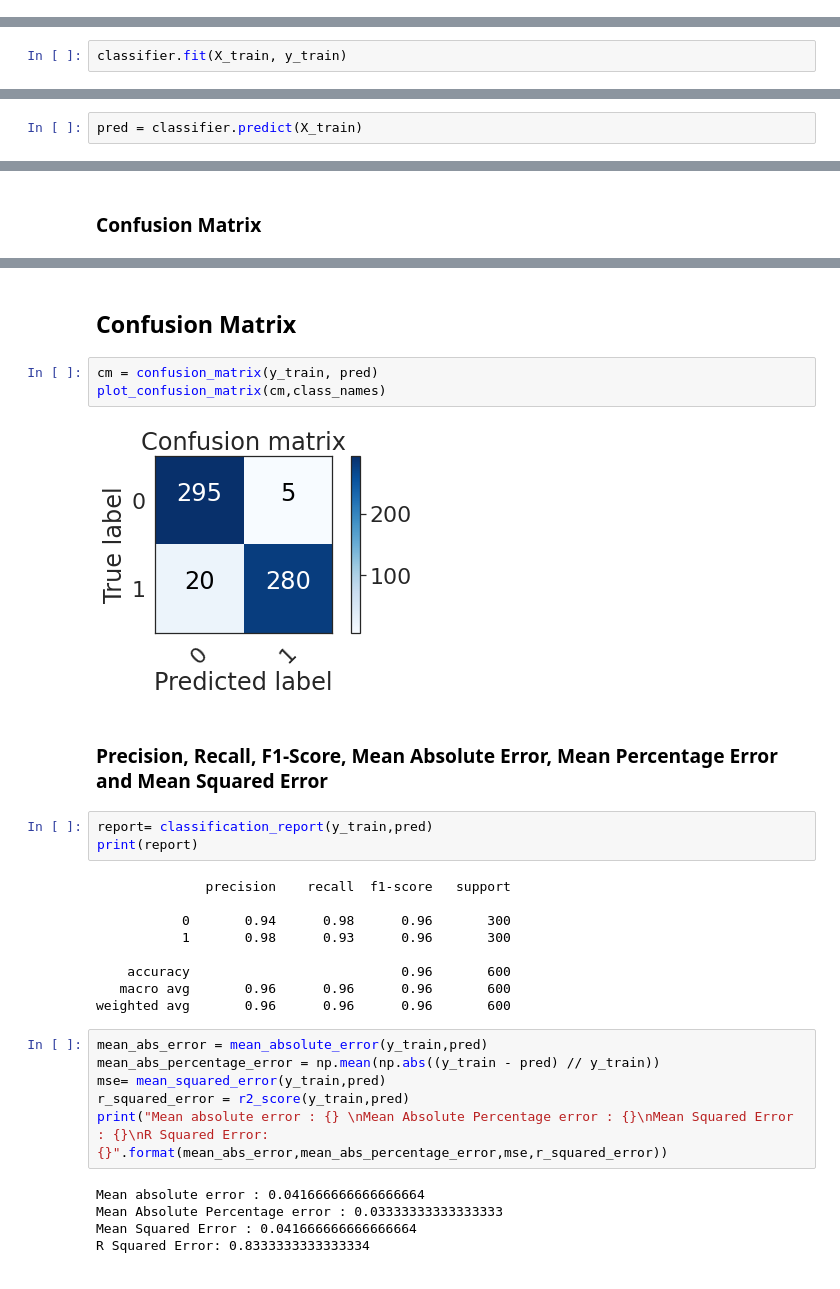
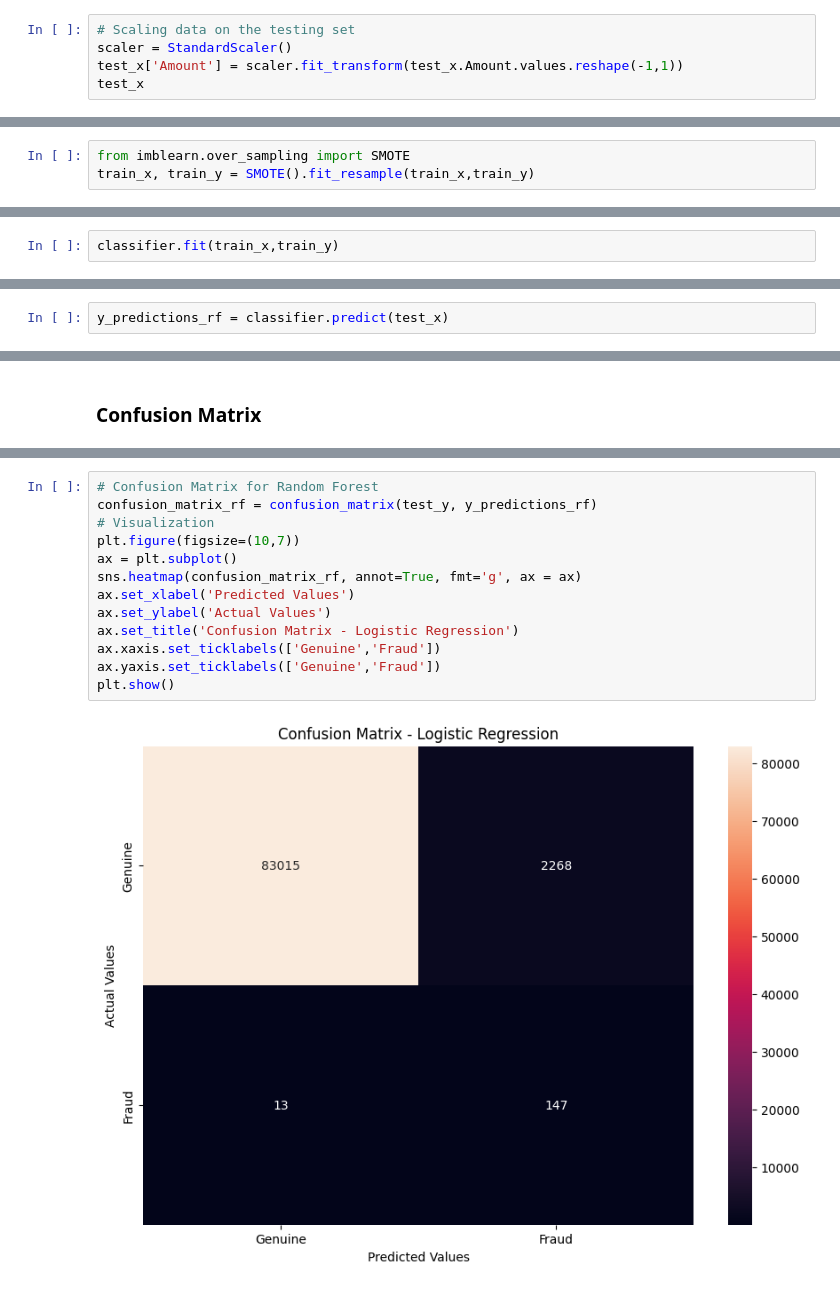
Before and after one commit to arjnmj/ML-Fraud-Detection, a Jupyter notebook: MODEL_1.ipynb, the cells around one changed output, grey strips where cells are left out. Saved outputs shown, nothing was run; the diff lists cells and outputs as text.

```diff
--- a/MODEL_1.ipynb
+++ b/MODEL_1.ipynb
@@ -147,0 +166,5 @@ def plot_confusion_matrix(cm, classes,
+# %%
+# Scaling data on the testing set
+scaler = StandardScaler()
+test_x['Amount'] = scaler.fit_transform(test_x.Amount.values.reshape(-1,1))
+test_x
@@ -147,0 +195,3 @@ def plot_confusion_matrix(cm, classes,
+# %%
+from imblearn.over_sampling import SMOTE
+train_x, train_y = SMOTE().fit_resample(train_x,train_y)
@@ -152,5 +210,5 @@ from sklearn.linear_model import LogisticRegression
 # %%
 classifier = LogisticRegression()
 # %%
-classifier.fit(X_train, y_train)
+classifier.fit(train_x,train_y)
 # %% [output]
@@ -177,2 +216,2 @@ print(classifier.intercept_, classifier.coef_)
 # %%
-pred = classifier.predict(X_train)
+y_predictions_rf = classifier.predict(test_x)
@@ -253,32 +237,15 @@ Accuracy from sk-learn after applying SMOTE: 0.9583333333333334
-# %% [markdown]
-## Confusion Matrix
-# %%
-cm = confusion_matrix(y_train, pred)
-plot_confusion_matrix(cm,class_names)
-# %% [output]
-[figure, removed]
-# %% [markdown]
-### Precision, Recall, F1-Score, Mean Absolute Error, Mean Percentage Error and Mean Squared Error
-# %%
-report= classification_report(y_train,pred)
-print(report)
-# %% [output]
-              precision    recall  f1-score   support
-
-           0       0.94      0.98      0.96       300
-           1       0.98      0.93      0.96       300
-
-    accuracy                           0.96       600
-   macro avg       0.96      0.96      0.96       600
-weighted avg       0.96      0.96      0.96       600
-# %%
-mean_abs_error = mean_absolute_error(y_train,pred)
-mean_abs_percentage_error = np.mean(np.abs((y_train - pred) // y_train))
-mse= mean_squared_error(y_train,pred)
-r_squared_error = r2_score(y_train,pred)
-print("Mean absolute error : {} \nMean Absolute Percentage error : {}\nMean Squared Error : {}\nR Squared Error: {}".format(mean_abs_error,mean_abs_percentage_error,mse,r_squared_error))
-# %% [output]
-Mean absolute error : 0.041666666666666664
-Mean Absolute Percentage error : 0.03333333333333333
-Mean Squared Error : 0.041666666666666664
-R Squared Error: 0.8333333333333334
+# %%
+# Confusion Matrix for Random Forest
+confusion_matrix_rf = confusion_matrix(test_y, y_predictions_rf)
+# Visualization
+plt.figure(figsize=(10,7))
+ax = plt.subplot()
+sns.heatmap(confusion_matrix_rf, annot=True, fmt='g', ax = ax)
+ax.set_xlabel('Predicted Values')
+ax.set_ylabel('Actual Values')
+ax.set_title('Confusion Matrix - Logistic Regression')
+ax.xaxis.set_ticklabels(['Genuine','Fraud'])
+ax.yaxis.set_ticklabels(['Genuine','Fraud'])
+plt.show()
+# %% [output]
+[figure, added]
```
Also changed, not shown: parts of 38 cells of this notebook.
